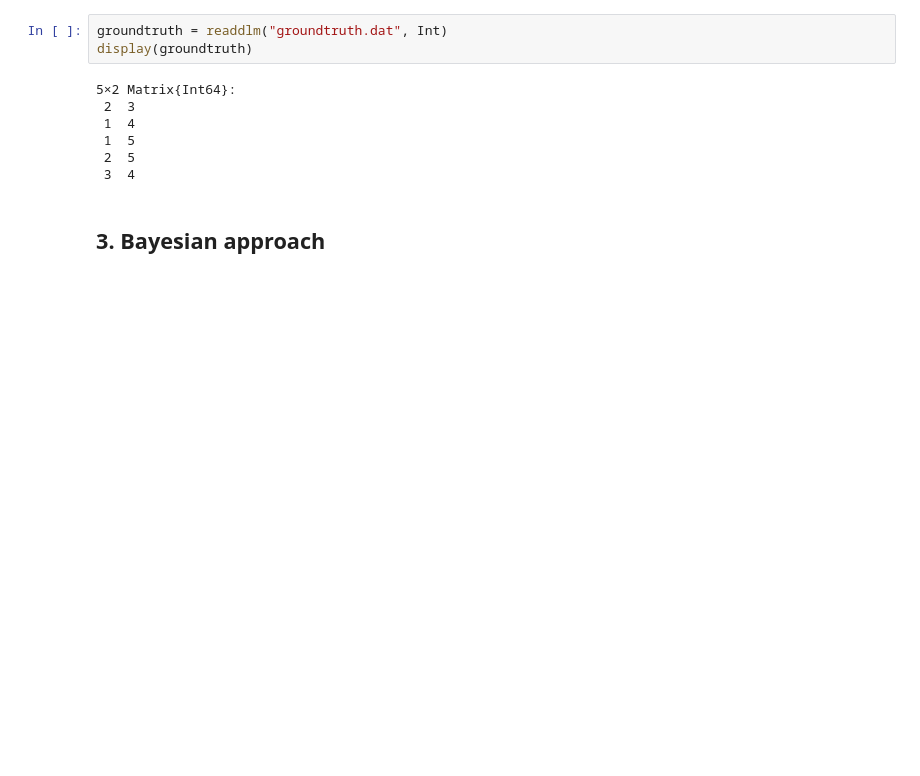
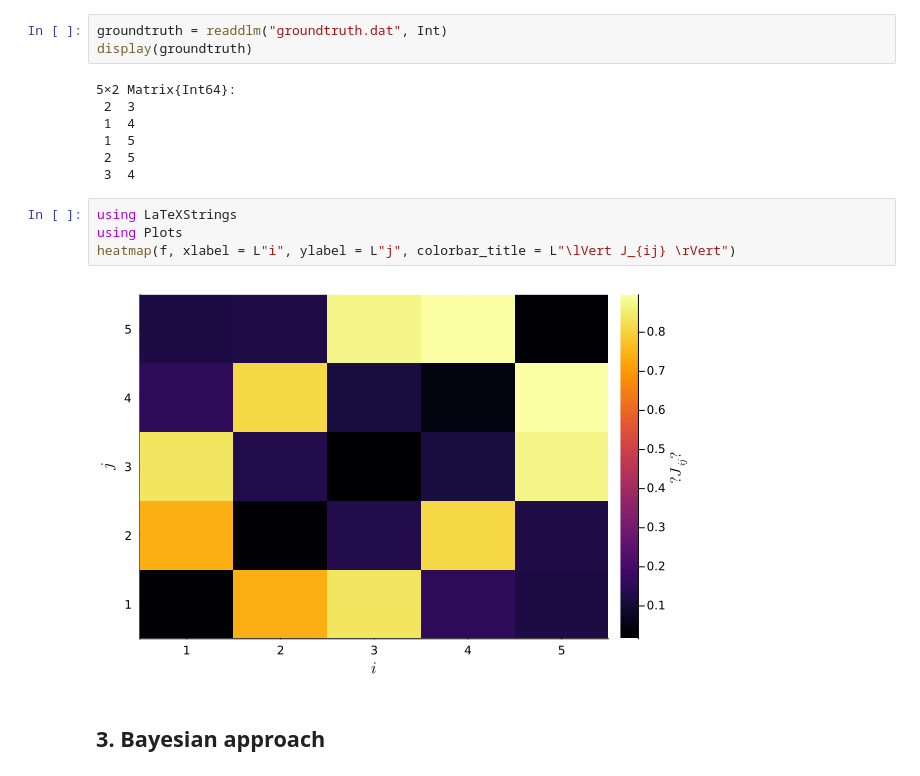
Before and after one commit to caporali/models_and_algorithms_project, a Jupyter notebook: project/main.ipynb, the cells around one changed output. Cells and saved outputs as stored; diff of their text form; blank space fills up the shorter version.

Commit message:
Few typos + heatmap p. 2

```diff
--- a/project/main.ipynb
+++ b/project/main.ipynb
@@ -320,6 +320,12 @@ display(groundtruth)
  1  5
  2  5
  3  4
+# %%
+using LaTeXStrings
+using Plots
+heatmap(f, xlabel = L"i", ylabel = L"j", colorbar_title = L"\lVert J_{ij} \rVert")
+# %% [output]
+[figure, added]
 # %% [markdown]
 ## 3. Bayesian approach
 # %% [markdown]
```
Also changed, not shown: parts of 8 cells of this notebook.
